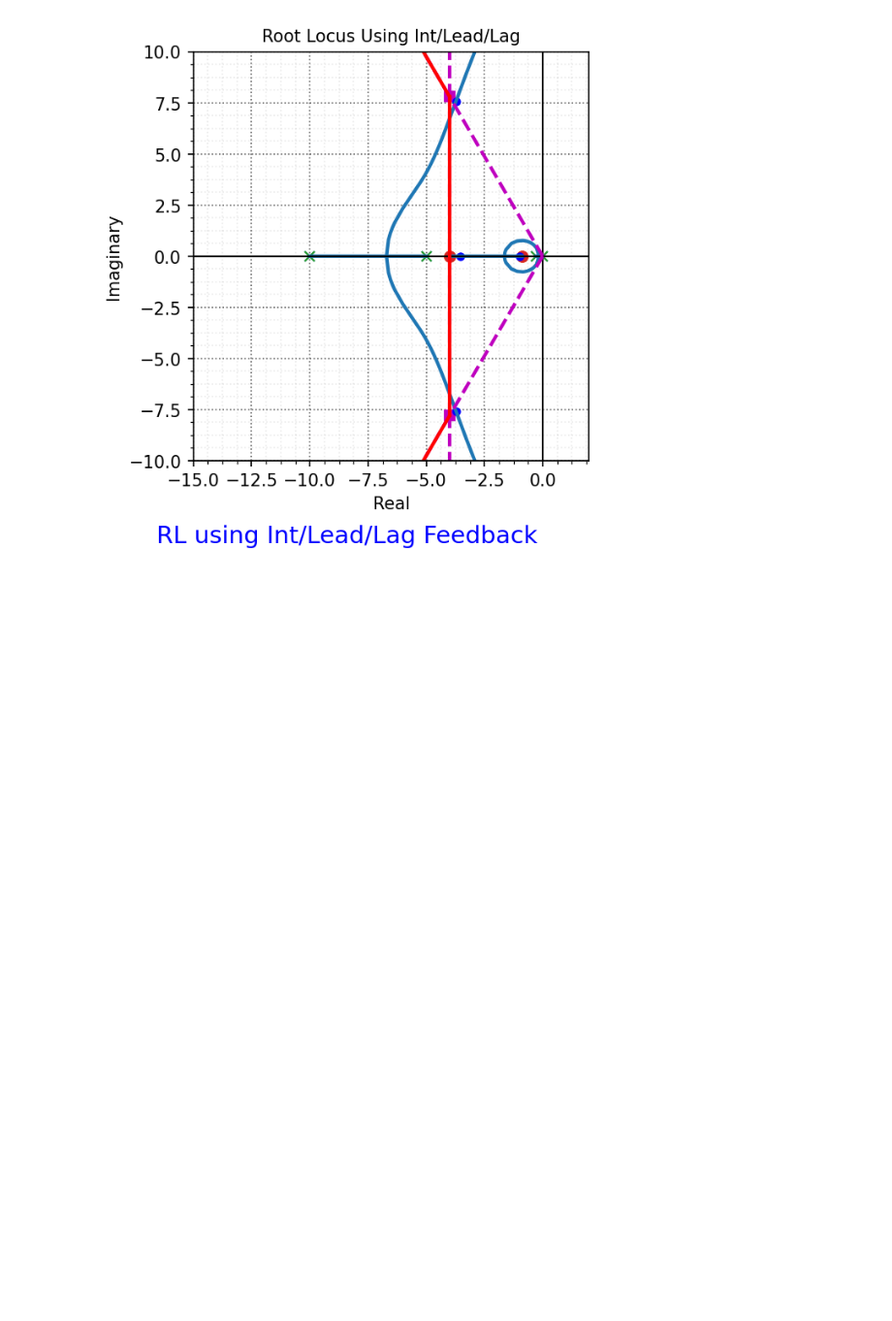
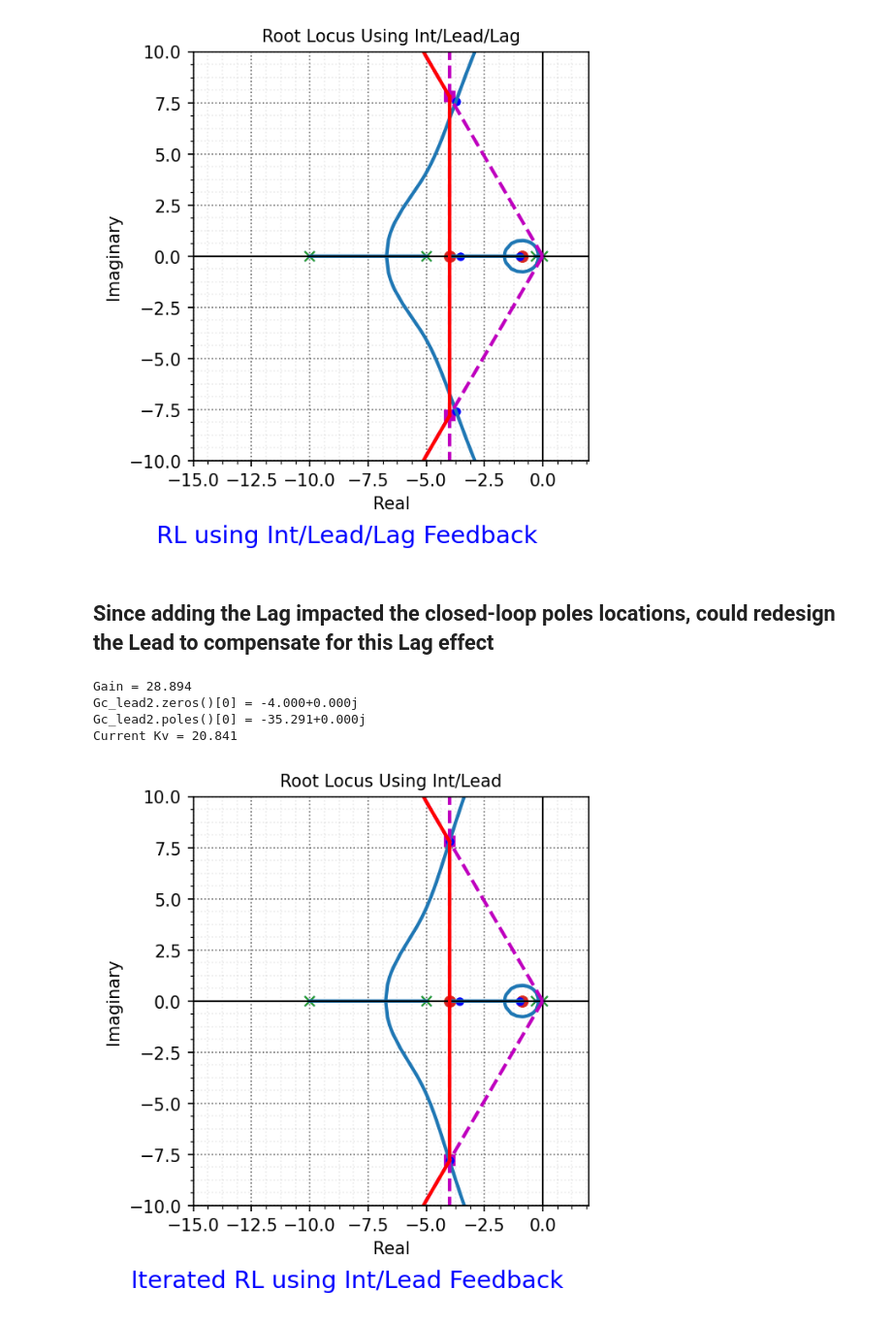
Before and after one commit to mit-acl/16_06_Class, a Jupyter notebook: 16_06_T12_RL_synthesis.ipynb, the cells around one changed output. Shown at 97% size. Cells and saved outputs as stored; diff of their text form; code cells hidden in the pictures; blank space fills up the shorter version.

```diff
--- a/16_06_T12_RL_synthesis.ipynb
+++ b/16_06_T12_RL_synthesis.ipynb
@@ -176,6 +176,52 @@ savefig("./figs/L13_RL_des3.pdf", dpi=600)
 plt.show()
 # %% [output]
 [figure]
+# %% [markdown]
+## Since adding the Lag impacted the closed-loop poles locations, could redesign the Lead to compensate for this Lag effect
+# %%
+## Add lead with zero at -4
+L_iter = G*Gc_int*Gc_lag
+Gc_lead2, scl2 = Root_Locus_design_cancel(L_iter,s_target = s0[0], s_cancel = -4)
+Gain = np.squeeze(Gc_lead2.num)[0]/np.squeeze(Gc_lead2.den)[0]
+print(f"{Gain = :.3f}")
+print(f"{Gc_lead2.zeros()[0] = :.3f}")
+print(f"{Gc_lead2.poles()[0] = :.3f}")
+
+L_full2 = L_iter*Gc_lead2
+print(r'Current Kv = {:5.3f}'.format(L_full2.num[0][0][-1]/L_full2.den[0][0][-2]))
+
+fig, ax = plt.subplots(figsize=(4, 4),dpi=150,constrained_layout = True)
+rlocus(L_full2,ax=ax,grid=False)
+scl2 = rlocus(L_full2,kvect=1,grid=False)
+ax.plot(s0.real,s0.imag,'ms',ms=6)
+ax.plot(scl2[0].real,scl2[0].imag,'bo',ms=4)
+ax.set_xlim([-15, 2])
+ax.set_ylim([-10, 10])
+ax.set_title('Root Locus Using Int/Lead')
+nicegrid(ax,-1)
+
+plt.plot([-zeta*wn, -zeta*wn],[-wd, wd],'m--')
+plt.plot([-zeta*wn, -zeta*wn],[wd, 20],'m--')
+plt.plot([-zeta*wn, -zeta*wn],[-wd, -20],'m--')
+th = np.arctan(wd/(zeta*wn))
+plt.plot([-zeta*wn, -20],[zeta*wn*np.tan(th), 20*np.tan(th)],'m--')
+plt.plot([-zeta*wn, -20],[-zeta*wn*np.tan(th), -20*np.tan(th)],'m--')
+plt.plot([-0, -zeta*wn],[0, wd],'m--')
+plt.plot([-0, -zeta*wn],[0, -wd],'m--')
+
+plt.plot([-zeta*wn, -zeta*wn],[-wd, wd],'r-')
+plt.plot([-zeta*wn, -20],[zeta*wn*np.tan(th), 20*np.tan(th)],'r-')
+plt.plot([-zeta*wn, -20],[-zeta*wn*np.tan(th), -20*np.tan(th)],'r-')
+
+caption("Iterated RL using Int/Lead Feedback",fig,yloc=-0.05)
+savefig("./figs/L13_RL_des2_iter.pdf", dpi=600)
+plt.show()
+# %% [output]
+Gain = 28.894
+Gc_lead2.zeros()[0] = -4.000+0.000j
+Gc_lead2.poles()[0] = -35.291+0.000j
+Current Kv = 20.841
+[figure, added]
 # %%
 Gcl_full = feedback(L_full,1)
 y_full,t_full = step(Gcl_full,3)
```
Also changed, not shown: parts of 1 cell of this notebook, 8 other files.
